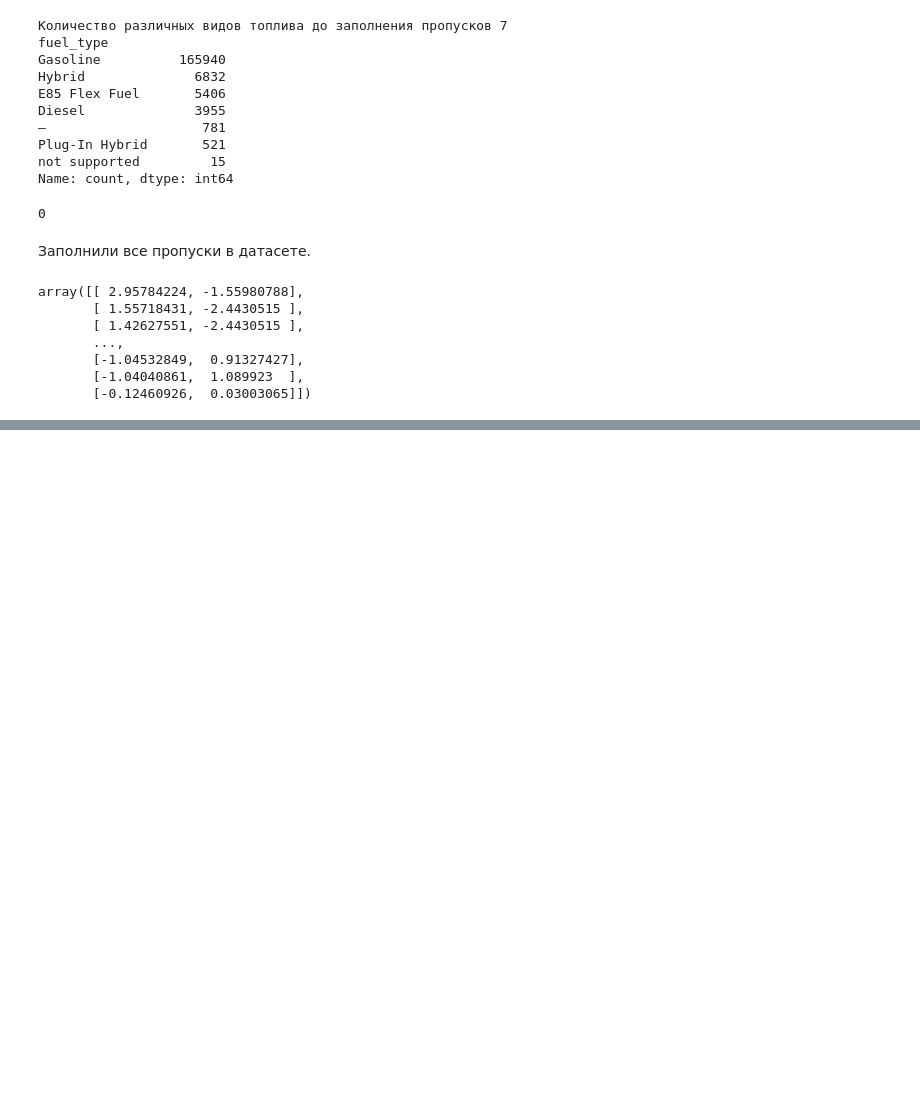
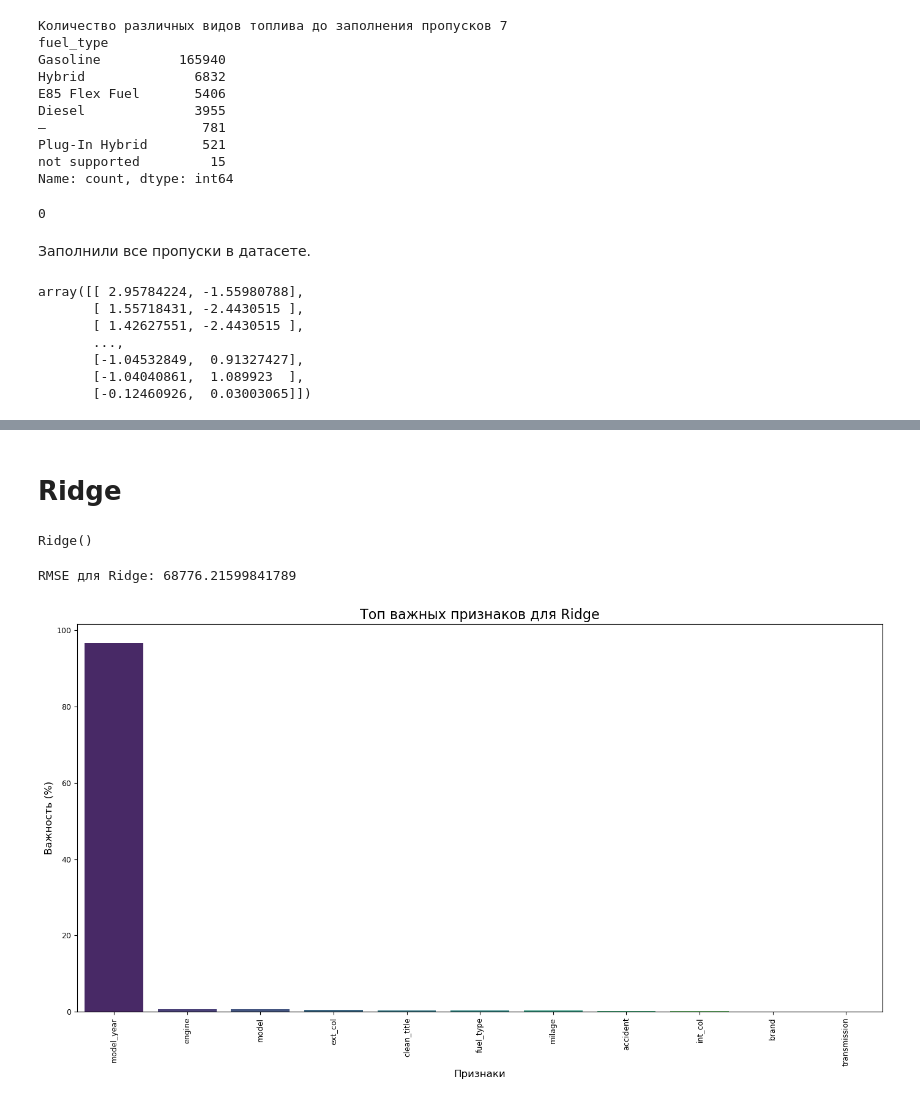
Before and after one commit to White4ndBlack/Regression-of-Used-Car-Prices, a Jupyter notebook: code.ipynb, the cells around one changed output, grey strips where cells are left out. Cells and saved outputs as stored; diff of their text form; code cells hidden in the pictures; blank space fills up the shorter version.

```diff
--- a/code.ipynb
+++ b/code.ipynb
@@ -826,0 +935,48 @@ shap.force_plot(explainer.expected_value, shap_small,X_small)
+# %% [markdown]
+# Ridge
+# %%
+ridge_model = Ridge()
+ridge_model.fit(X_train_encoded, y_train)
+# %% [output]
+Ridge()
+# %%
+# Предсказания для XGBoost
+ridge_predictions = ridge_model.predict(X_test_encoded)
+ridge_rmse = np.sqrt(mean_squared_error(y_test, ridge_predictions))
+print(f'RMSE для Ridge: {ridge_rmse}')
+# %% [output]
+RMSE для Ridge: 68776.21599841789
+# %%
+# 3. Получение коэффициентов модели
+coefficients = ridge_model.coef_
+
+# 4. Вычисление абсолютных значений коэффициентов для важности
+importance = np.abs(coefficients)
+
+# 5. Преобразование важности в проценты
+importance_percentage = 100 * (importance / importance.sum())
+
+# Создание DataFrame с именами признаков и их процентной важностью
+feature_names = X_train.columns
+importance_df = pd.DataFrame({
+    'Признак': feature_names,
+    'Важность (%)': importance_percentage
+})
+
+# Сортировка признаков по убыванию важности
+importance_df = importance_df.sort_values(by='Важность (%)', ascending=False)
+
+
+# 6. Построение вертикального столбчатого графика
+plt.figure(figsize=(14, 8))
+sns.barplot(x='Признак', y='Важность (%)', data=importance_df, palette='viridis')
+
+plt.title("Топ важных признаков для Ridge", fontsize=16)
+plt.xlabel("Признаки", fontsize=12)
+plt.ylabel("Важность (%)", fontsize=12)
+plt.xticks(rotation=90, fontsize=9)
+plt.yticks(fontsize=9)
+plt.tight_layout()
+plt.show()
+# %% [output]
+[figure, added]
```
Also changed, not shown: parts of 27 cells of this notebook.
